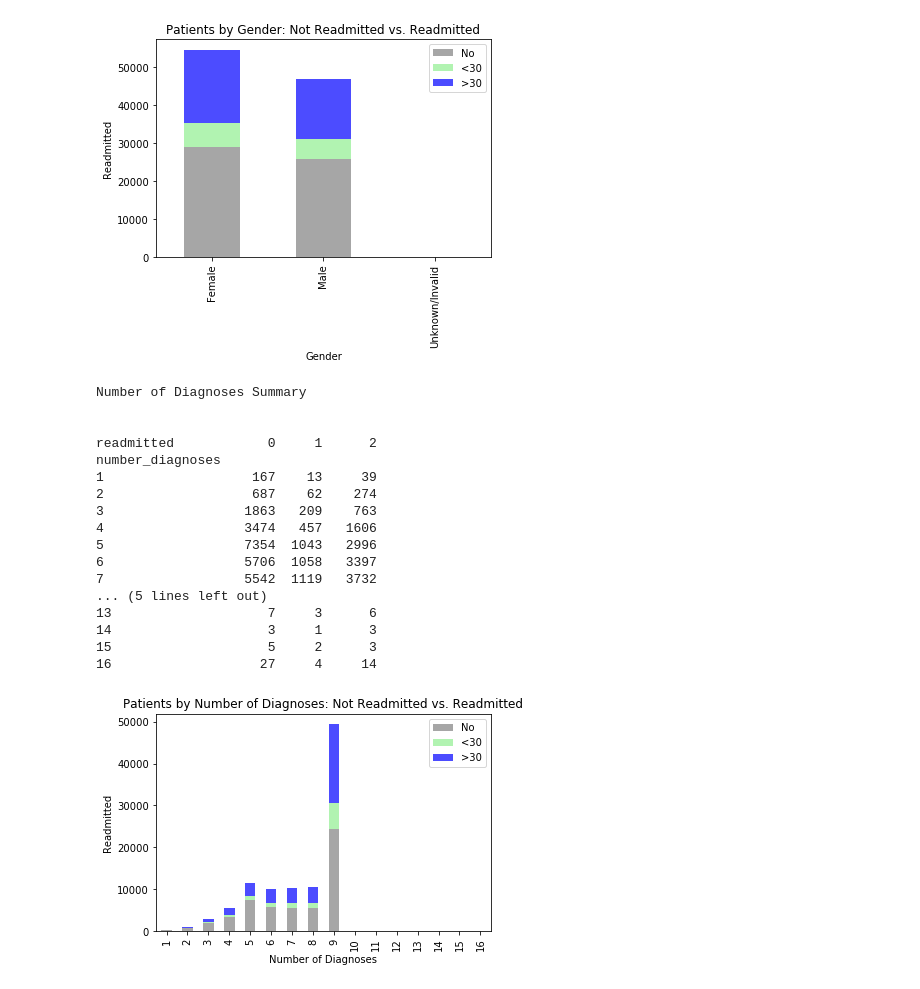
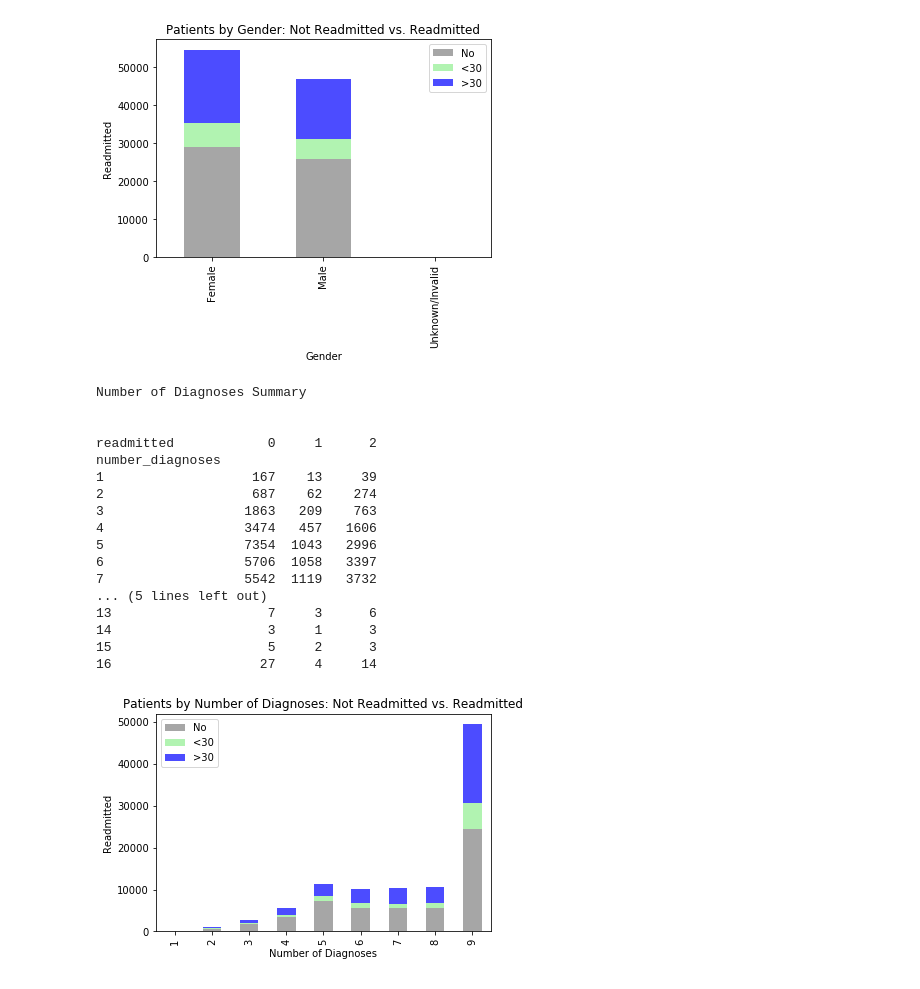
Before and after one commit to yunghanjeong/diabetic_readmission_prediction, a Jupyter notebook: notebooks/data_visualizations_Malcolm.ipynb, the cells around one changed output. Drawn from its saved outputs; the diff is of its cells as text; code cells hidden in the pictures.

Commit message:
new eda visualizations

```diff
--- a/notebooks/data_visualizations_Malcolm.ipynb
+++ b/notebooks/data_visualizations_Malcolm.ipynb
@@ -132,32 +230,33 @@ print('Number of Diagnoses Summary')
 
 print('\n')
 print(df2.groupby(['number_diagnoses','readmitted']).number_diagnoses.count().unstack())
 
 # gender visualization
 genderclass = df2.groupby(['number_diagnoses','readmitted']).number_diagnoses.count().unstack()
-p1 = genderclass.plot(kind = 'bar', stacked = True,
+p1 = genderclass.iloc[0:9, :].plot(kind = 'bar', stacked = True,
                    title = 'Patients by Number of Diagnoses: Not Readmitted vs. Readmitted',
                    color = ['grey','lightgreen', 'blue'], alpha = .70)
 p1.set_xlabel('Number of Diagnoses')
 p1.set_ylabel('Readmitted')
 p1.legend(['No','<30', '>30'])
+plt.savefig('../image/NoD_Readmitted.png')
 plt.show()
 # %% [output]
 Number of Diagnoses Summary
 
 
 readmitted            0     1      2
 number_diagnoses
 1                   167    13     39
 2                   687    62    274
 3                  1863   209    763
 4                  3474   457   1606
 5                  7354  1043   2996
 6                  5706  1058   3397
 7                  5542  1119   3732
 ... (5 lines left out)
 13                    7     3      6
 14                    3     1      3
 15                    5     2      3
 16                   27     4     14
-[figure, old version]
+[figure, new version]
```
Also changed, not shown: parts of 9 cells of this notebook, 6 other files.
